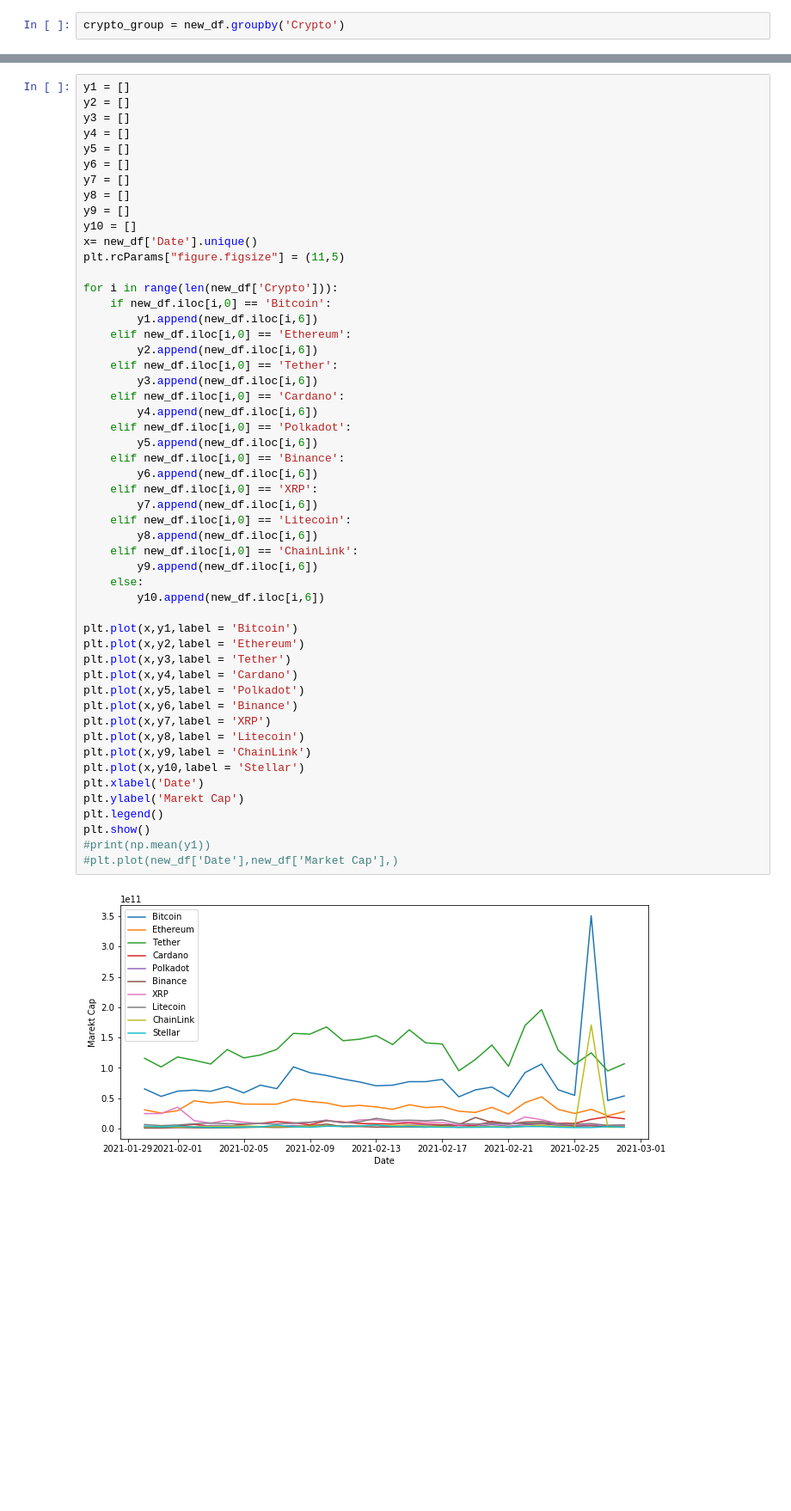
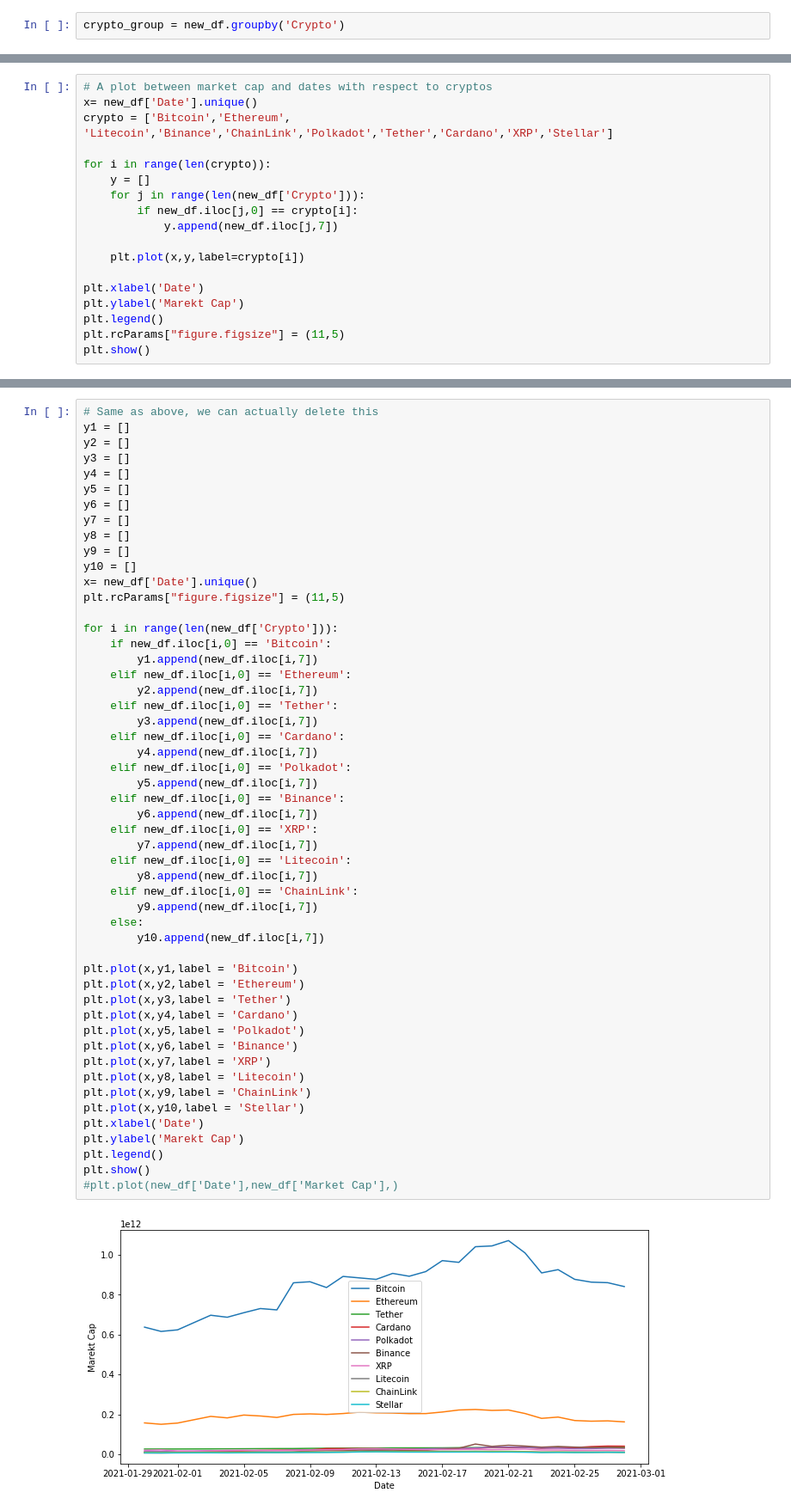
Before and after one commit to Thuyila/DataMadness, a Jupyter notebook: DataMadness.ipynb, the cells around one changed output, grey strips where cells are left out. Shown: that part at 86% size. Drawn from its saved outputs; the diff is of its cells as text; blank space fills up the shorter version.

```diff
--- a/DataMadness.ipynb
+++ b/DataMadness.ipynb
@@ -100,0 +97,18 @@ Text(0.5, 1.0, 'Market Cap of most recent month')
+# %%
+# A plot between market cap and dates with respect to cryptos
+x= new_df['Date'].unique()
+crypto = ['Bitcoin','Ethereum', 'Litecoin','Binance','ChainLink','Polkadot','Tether','Cardano','XRP','Stellar']
+
+for i in range(len(crypto)):
+    y = []
+    for j in range(len(new_df['Crypto'])):
+        if new_df.iloc[j,0] == crypto[i]:
+            y.append(new_df.iloc[j,7])
+
+    plt.plot(x,y,label=crypto[i])
+
+plt.xlabel('Date')
+plt.ylabel('Marekt Cap')
+plt.legend()
+plt.rcParams["figure.figsize"] = (11,5)
+plt.show()
@@ -101,4 +117,5 @@ Text(0.5, 1.0, 'Market Cap of most recent month')
 # %%
+# Same as above, we can actually delete this
 y1 = []
 y2 = []
 y3 = []
@@ -113,42 +130,41 @@ x= new_df['Date'].unique()
 plt.rcParams["figure.figsize"] = (11,5)
 
 for i in range(len(new_df['Crypto'])):
     if new_df.iloc[i,0] == 'Bitcoin':
-        y1.append(new_df.iloc[i,6])
+        y1.append(new_df.iloc[i,7])
     elif new_df.iloc[i,0] == 'Ethereum':
-        y2.append(new_df.iloc[i,6])
+        y2.append(new_df.iloc[i,7])
     elif new_df.iloc[i,0] == 'Tether':
-        y3.append(new_df.iloc[i,6])
+        y3.append(new_df.iloc[i,7])
     elif new_df.iloc[i,0] == 'Cardano':
-        y4.append(new_df.iloc[i,6])
+        y4.append(new_df.iloc[i,7])
     elif new_df.iloc[i,0] == 'Polkadot':
-        y5.append(new_df.iloc[i,6])
+        y5.append(new_df.iloc[i,7])
     elif new_df.iloc[i,0] == 'Binance':
-        y6.append(new_df.iloc[i,6])
+        y6.append(new_df.iloc[i,7])
     elif new_df.iloc[i,0] == 'XRP':
-        y7.append(new_df.iloc[i,6])
+        y7.append(new_df.iloc[i,7])
     elif new_df.iloc[i,0] == 'Litecoin':
-        y8.append(new_df.iloc[i,6])
+        y8.append(new_df.iloc[i,7])
     elif new_df.iloc[i,0] == 'ChainLink':
-        y9.append(new_df.iloc[i,6])
+        y9.append(new_df.iloc[i,7])
     else:
-        y10.append(new_df.iloc[i,6])
+        y10.append(new_df.iloc[i,7])
 
 plt.plot(x,y1,label = 'Bitcoin')
 plt.plot(x,y2,label = 'Ethereum')
 plt.plot(x,y3,label = 'Tether')
 plt.plot(x,y4,label = 'Cardano')
 plt.plot(x,y5,label = 'Polkadot')
 plt.plot(x,y6,label = 'Binance')
 plt.plot(x,y7,label = 'XRP')
 plt.plot(x,y8,label = 'Litecoin')
 plt.plot(x,y9,label = 'ChainLink')
 plt.plot(x,y10,label = 'Stellar')
 plt.xlabel('Date')
 plt.ylabel('Marekt Cap')
 plt.legend()
 plt.show()
-#print(np.mean(y1))
 #plt.plot(new_df['Date'],new_df['Market Cap'],)
 # %% [output]
-[figure, old version]
+[figure, new version]
```
Also changed, not shown: parts of 17 cells of this notebook.
